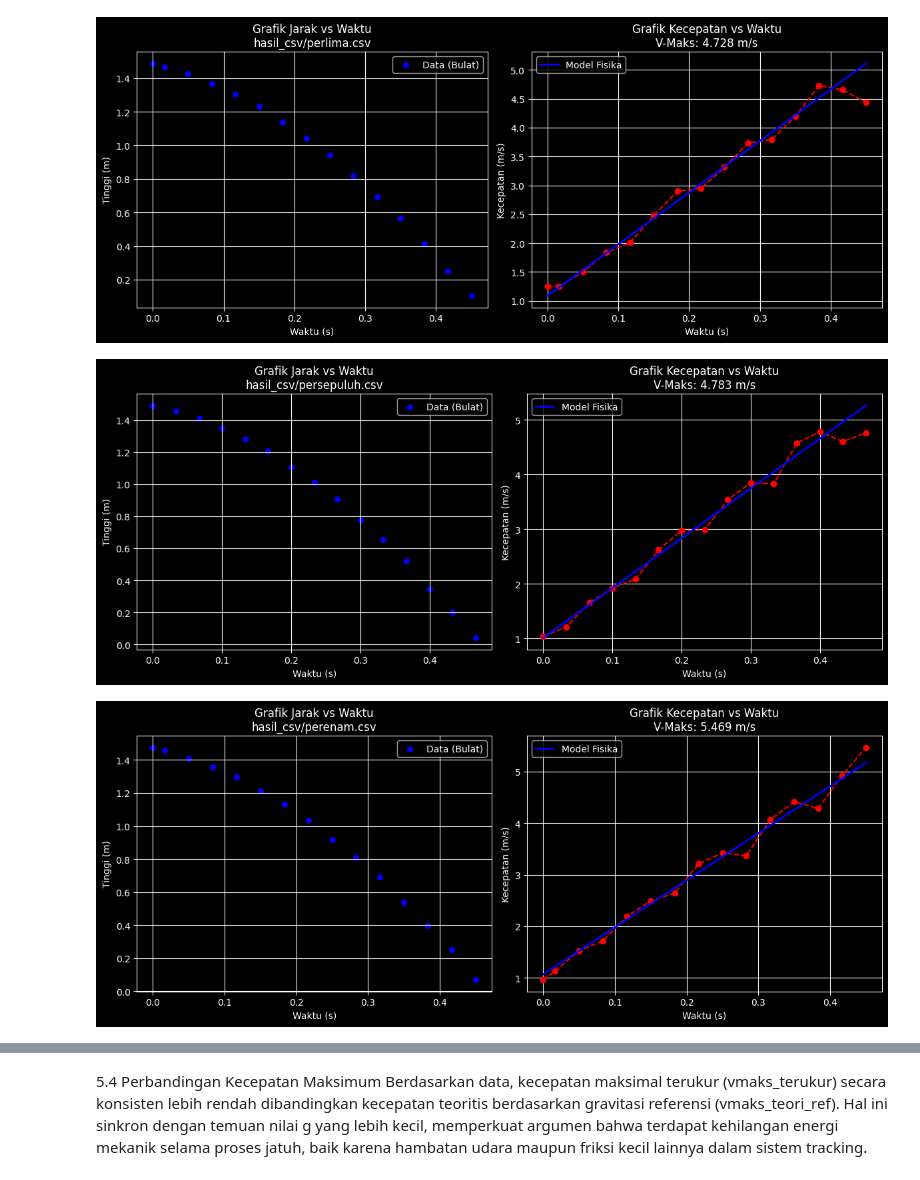
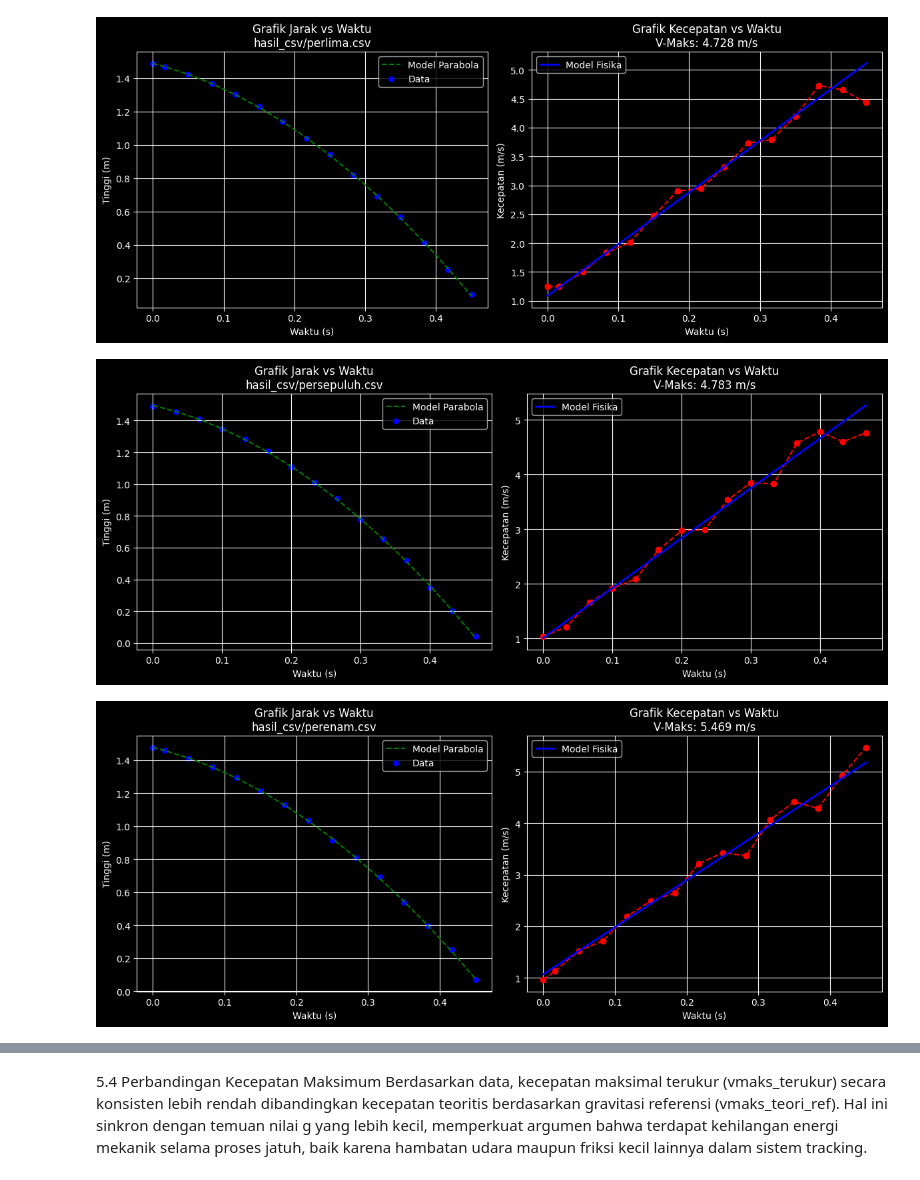
Before and after one commit to ThenmusteSatrio/measurement_ball_opencv, a Jupyter notebook: finding_value.ipynb, the cells around one changed output, grey strips where cells are left out. Cells and saved outputs as stored; diff of their text form; code cells hidden in the pictures.

```diff
--- a/finding_value.ipynb
+++ b/finding_value.ipynb
@@ -6,7 +6,7 @@ import os
 
 FOLDER_DATA = "hasil_csv"
 FPS_DETEKSI = 60
-G_REFERENSI = 9.8
+G_REFERENSI = 9.81
 
 def hitung_presisi(jalur_file):
     try:
@@ -119,7 +119,7 @@ import os
 
 FOLDER_DATA = "hasil_csv"
 FPS = 60
-G_REF = 9.8
+G_REF = 9.81
 
 def calculate_g_and_v_max(file_path):
     df = pd.read_csv(file_path)
@@ -139,13 +139,13 @@ def calculate_g_and_v_max(file_path):
     v = -np.gradient(y, t)
     v_max = v.max()
 
-    return g_obj, v_max, t, y, v, v_teoritis
+    return g_obj, v_max, t, y, v, v_teoritis, popt
 
 files = glob.glob(os.path.join(FOLDER_DATA, "*.csv"))
 results = []
 
 for f in files:
-    g_individu, vmax, t, y, v, _ = calculate_g_and_v_max(f)
+    g_individu, vmax, t, y, v, _, _ = calculate_g_and_v_max(f)
 
     galat_individu = (abs(g_individu - G_REF) / G_REF) * 100
 
@@ -218,32 +218,34 @@ Ketelitian (Presisi)   : 99.53 %
 # %%
 import matplotlib.pyplot as plt
 for f in files:
-    g_individu, vmax, t, y, v, v_teori = calculate_g_and_v_max(f)
+    g_individu, vmax, t, y, v, v_teori, p = calculate_g_and_v_max(f)
 
     plt.figure(figsize=(12, 5))
 
     # Jarak vs Waktu
     plt.subplot(1, 2, 1)
-    plt.scatter(t, y, color='blue', s=30, label='Data (Bulat)')
+    y_fit = p[2] + p[1]*t - 0.5*p[0]*t**2
+    plt.plot(t, y_fit, color='green', label='Model Parabola', linestyle='--')
+    plt.scatter(t, y, color='blue', s=30, label='Data')
     plt.title(f"Grafik Jarak vs Waktu\n{f}")
     plt.xlabel("Waktu (s)")
     plt.ylabel("Tinggi (m)")
     plt.grid(True)
     plt.legend()
 
     # Kecepatan vs Waktu
     plt.subplot(1, 2, 2)
     plt.plot(t, v, marker='o', color='red', linestyle='--')
     plt.plot(t, v_teori, color='blue', linewidth=2, label='Model Fisika')
     plt.title(f"Grafik Kecepatan vs Waktu\nV-Maks: {round(vmax, 3)} m/s")
     plt.xlabel("Waktu (s)")
     plt.ylabel("Kecepatan (m/s)")
     plt.legend()
     plt.grid(True)
 
     plt.tight_layout()
     plt.savefig(f"analisis_{os.path.splitext(os.path.basename(f))[0]}.png")
 # %% [output]
-[figure, old version]
+[figure, new version]
-[figure, old version]
+[figure, new version]
-[figure, old version]
+[figure, new version]
```
Also changed, not shown: parts of 3 cells of this notebook, 13 other files.
